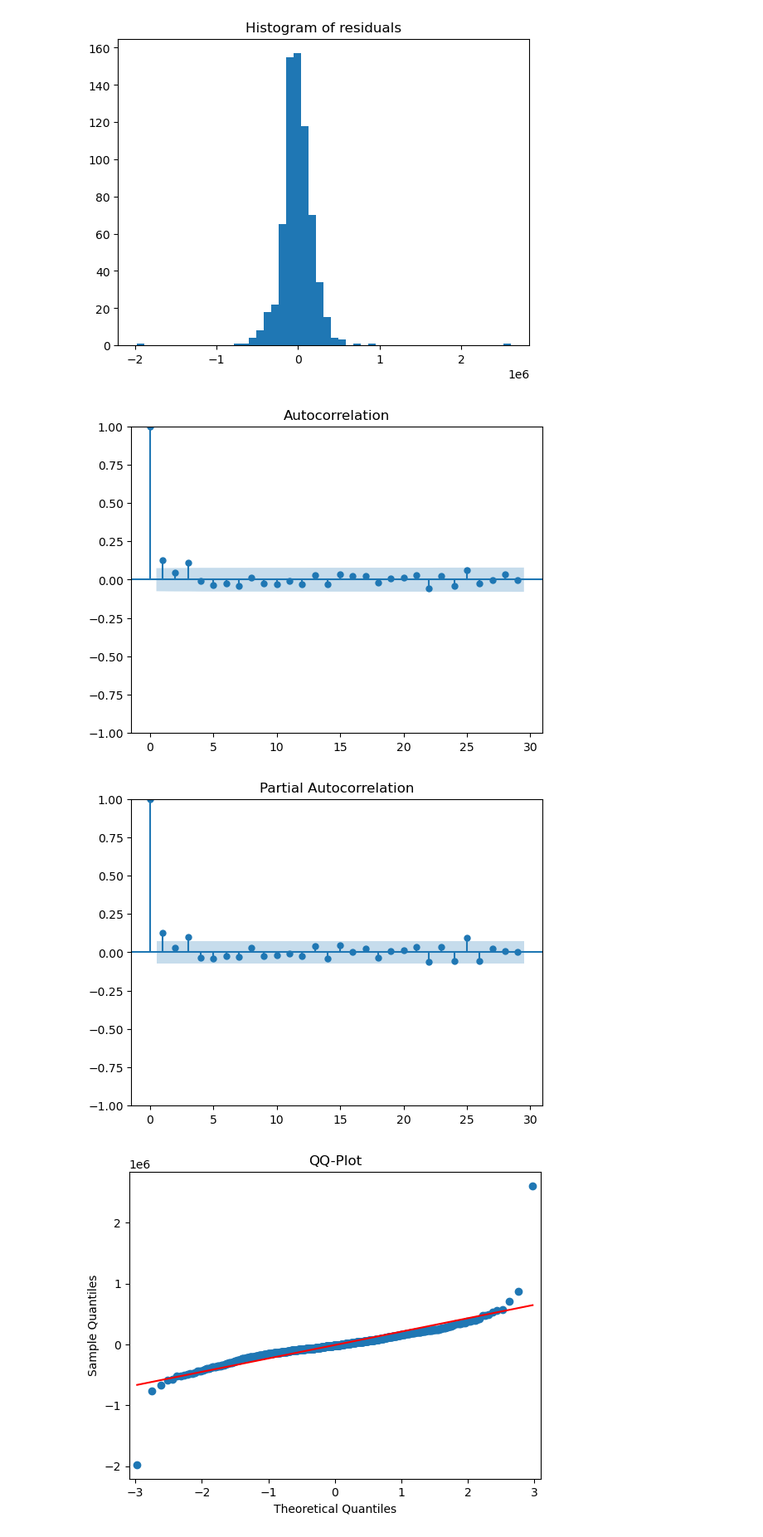
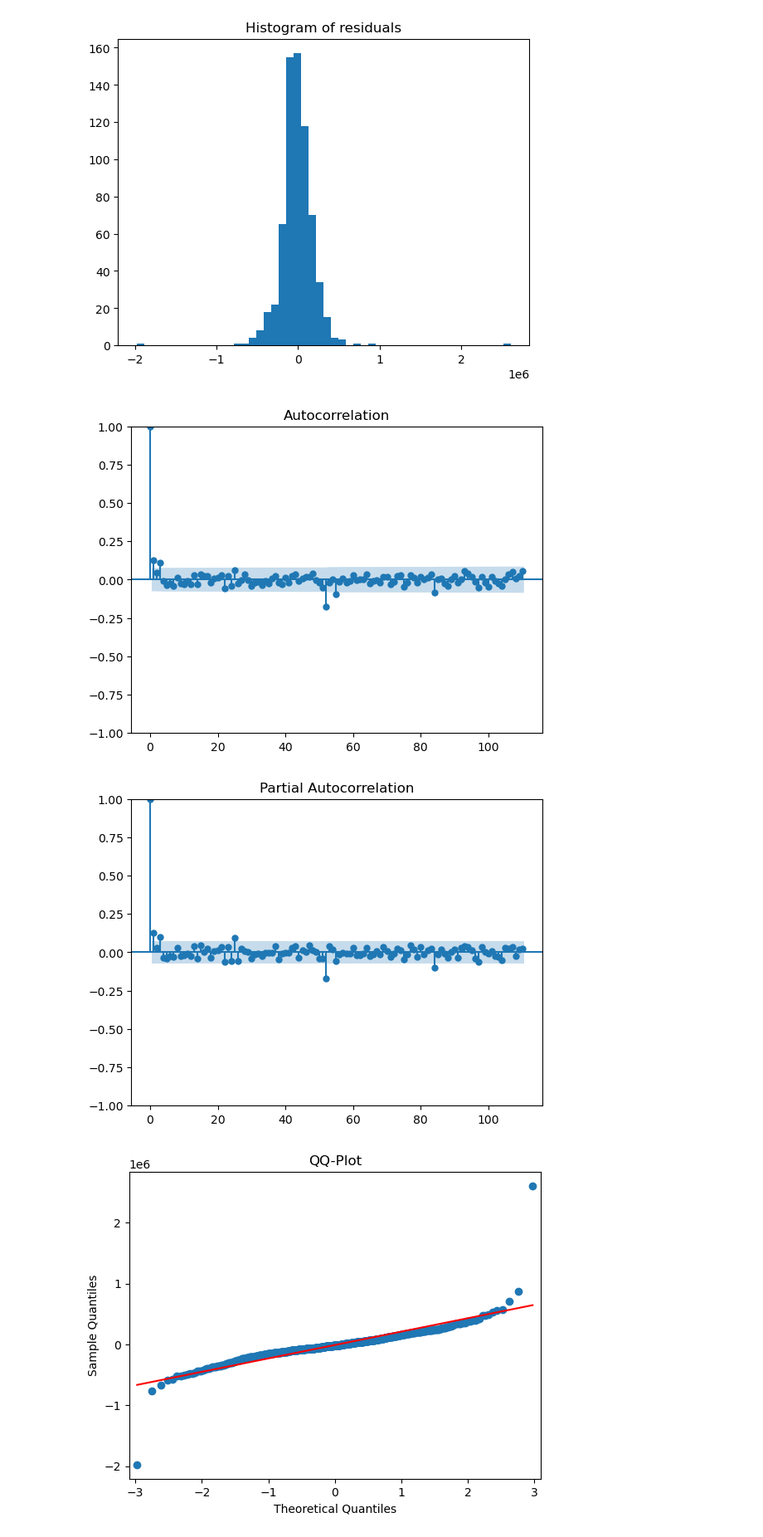
Before and after one commit to bartoszd96/TSProject, a Jupyter notebook: pipeline/TS Project Daily Data.ipynb, the cells around one changed output. Shown at 83% size. Saved outputs shown, nothing was run; the diff lists cells and outputs as text; code cells hidden in the pictures.

```diff
--- a/pipeline/TS Project Daily Data.ipynb
+++ b/pipeline/TS Project Daily Data.ipynb
@@ -128,15 +128,15 @@ plt.show()
 # %% [output]
 [figure]
 # %%
-plot_acf(resid)
+plot_acf(resid, lags = 110)
 plt.show()
 # %% [output]
-[figure, old version]
+[figure, new version]
 # %%
-plot_pacf(resid)
+plot_pacf(resid, lags = 110)
 plt.show()
 # %% [output]
-[figure, old version]
+[figure, new version]
 # %%
 sm.qqplot(resid, line='s')
 plt.title("QQ-Plot")
```
Also changed, not shown: parts of 4 cells of this notebook.
